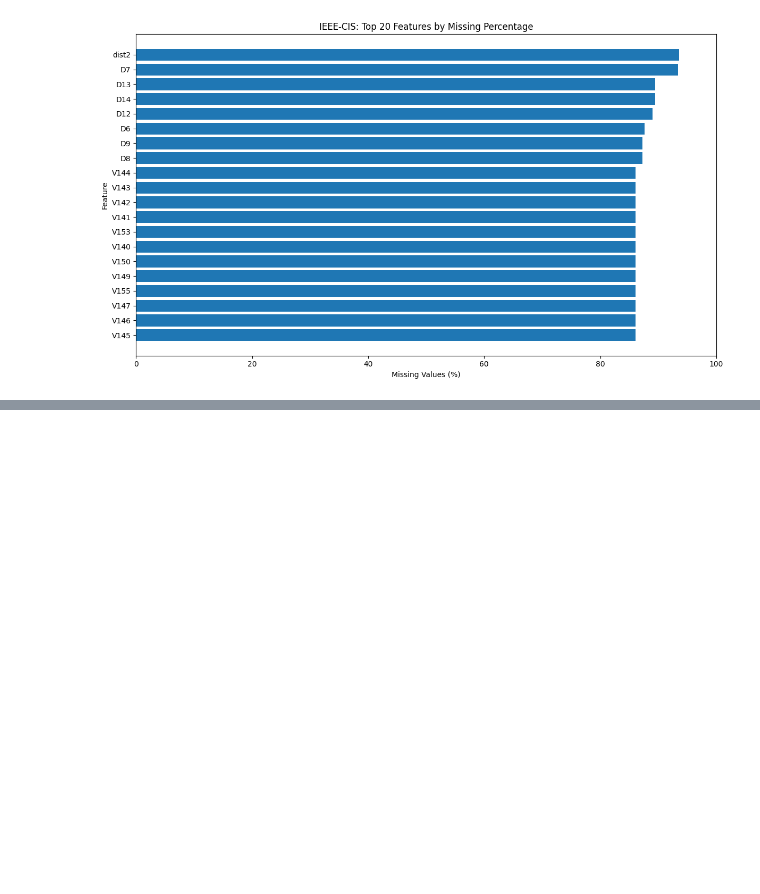
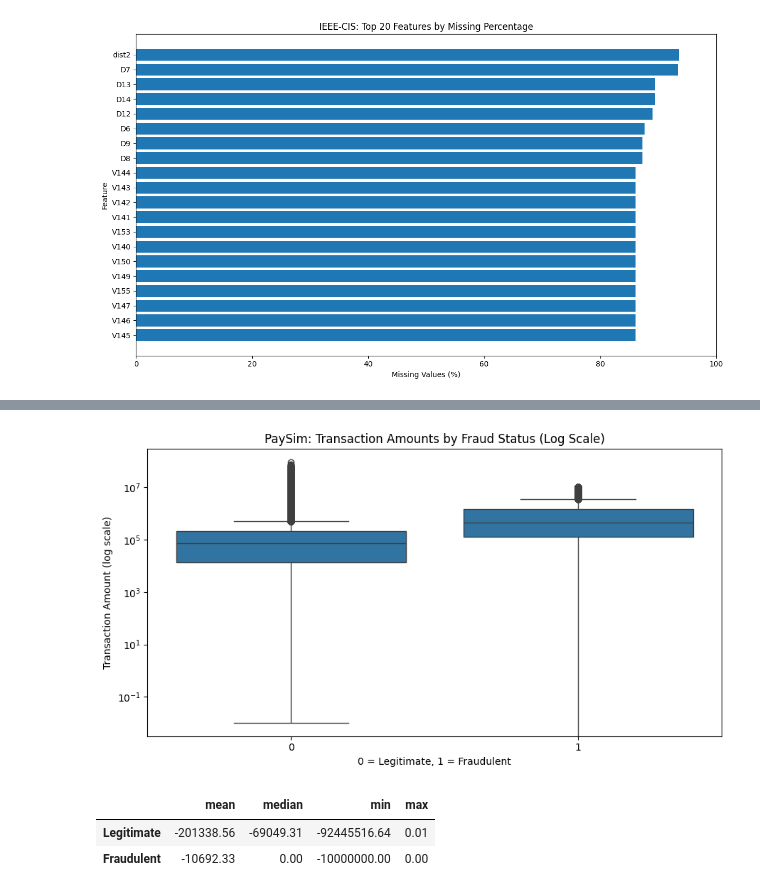
Before and after one commit to chawlaniharika23/Fraud_Detection_Research, a Jupyter notebook: notebooks/01_data_exploration.ipynb, the cells around one changed output, grey strips where cells are left out. Drawn from its saved outputs; the diff is of its cells as text; code cells hidden in the pictures; blank space fills up the shorter version.

```diff
--- a/notebooks/01_data_exploration.ipynb
+++ b/notebooks/01_data_exploration.ipynb
@@ -379,0 +455,37 @@ plt.show()
+# %%
+plt.figure(figsize=(9, 5))
+
+sns.boxplot(
+    data=paysim_df,
+    x="isFraud",
+    y="amount"
+)
+
+plt.yscale("log")
+plt.title("PaySim: Transaction Amounts by Fraud Status (Log Scale)")
+plt.xlabel("0 = Legitimate, 1 = Fraudulent")
+plt.ylabel("Transaction Amount (log scale)")
+plt.tight_layout()
+plt.show()
+# %% [output]
+[figure, added]
+# %%
+paysim_df["origin_balance_change"] = (
+    paysim_df["oldbalanceOrg"] - paysim_df["newbalanceOrig"]
+)
+
+paysim_df["balance_error"] = (
+    paysim_df["origin_balance_change"] - paysim_df["amount"]
+)
+
+balance_summary = paysim_df.groupby("isFraud")["balance_error"].agg(
+    ["mean", "median", "min", "max"]
+)
+
+balance_summary.index = ["Legitimate", "Fraudulent"]
+
+display(balance_summary.round(2))
+# %% [output]
+|  | mean | median | min | max |
+| Legitimate | -201338.56 | -69049.31 | -92445516.64 | 0.01 |
+| Fraudulent | -10692.33 | 0.00 | -10000000.00 | 0.00 |
```
Also changed, not shown: parts of 10 cells of this notebook.
